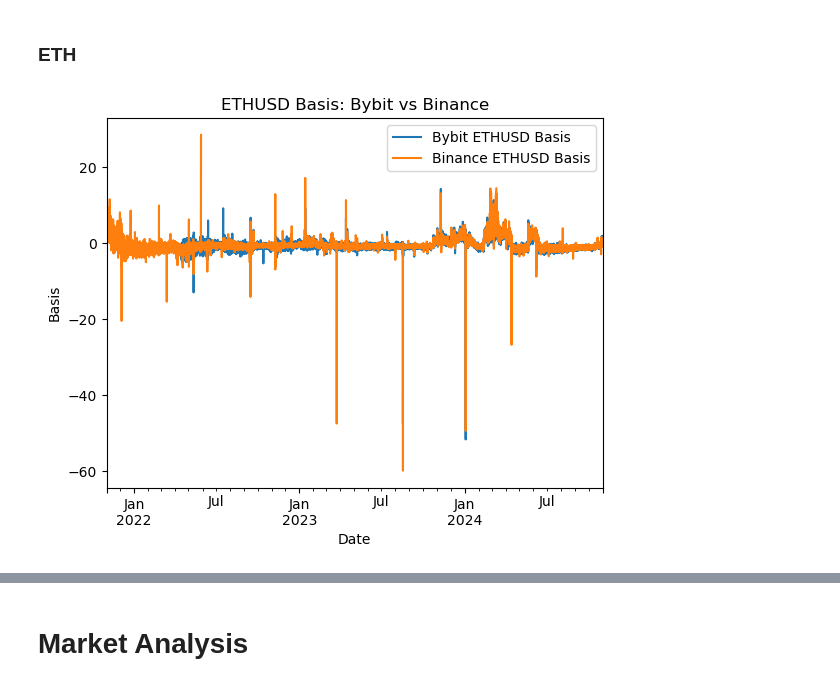
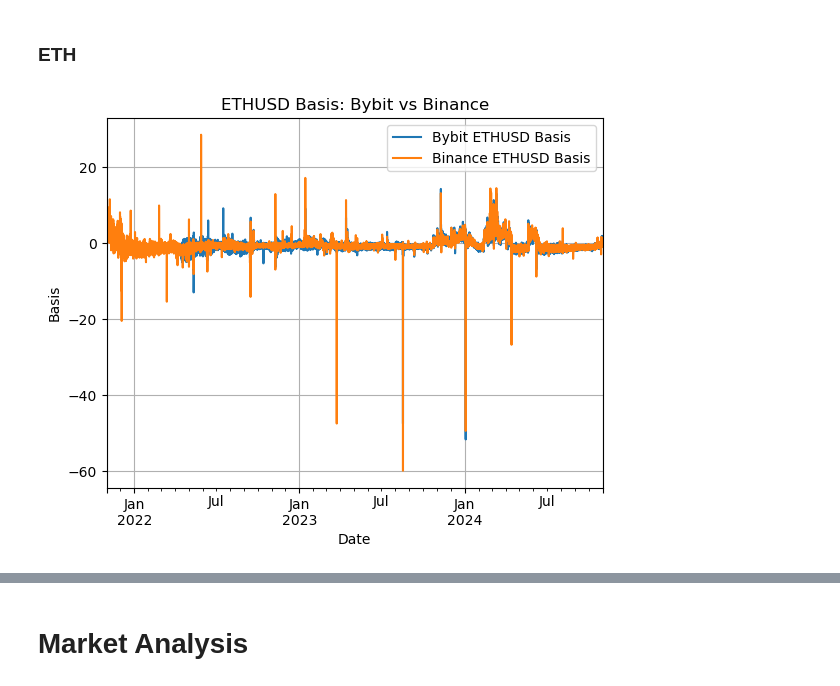
Before and after one commit to karuu6/futures_basis, a Jupyter notebook: Main_Code_New.ipynb, the cells around one changed output, grey strips where cells are left out. Saved outputs shown, nothing was run; the diff lists cells and outputs as text; code cells hidden in the pictures.

```diff
--- a/Main_Code_New.ipynb
+++ b/Main_Code_New.ipynb
@@ -166,15 +166,15 @@ plt.show()
 ### ETH
 # %%
 # ETHUSD Basis
-ethusd_bybit_basis.plot(label='Bybit ETHUSD Basis')
-ethusd_binance_basis.plot(label='Binance ETHUSD Basis')
+ethusd_bybit_basis.plot(label='Bybit ETHUSD Basis', grid=True)
+ethusd_binance_basis.plot(label='Binance ETHUSD Basis', grid=True)
 
 plt.title('ETHUSD Basis: Bybit vs Binance')
 plt.xlabel('Date')
 plt.ylabel('Basis')
 plt.legend()
 plt.show()
 # %% [output]
-[figure, old version]
+[figure, new version]
 # %%
 # ETHUSD LogBasis
```
Also changed, not shown: parts of 6 cells of this notebook.
